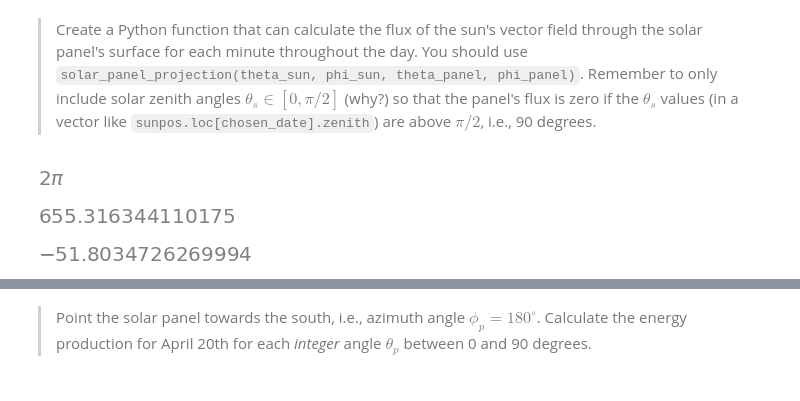
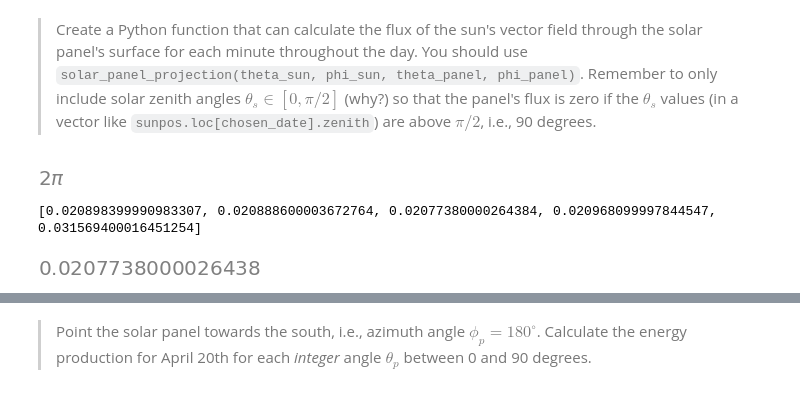
Before and after one commit to Romultra/Ultra-solar-panels, a Jupyter notebook: Questions.ipynb, the cells around one changed output, grey strips where cells are left out. Saved outputs shown, nothing was run; the diff lists cells and outputs as text; code cells hidden in the pictures.

Commit message:
Flux function optimised and run 400x faster

```diff
--- a/Questions.ipynb
+++ b/Questions.ipynb
@@ -194,6 +194,8 @@ def panel_normal(azimuth,alpha):
     return(vector / np.linalg.norm(vector))
 # %%
 def panel_normal_np(azimuth,alpha):
+    azimuth = np.deg2rad(azimuth)
+    alpha = np.deg2rad(alpha)
     vector = np.array([np.cos(azimuth), np.sin(azimuth), np.tan(alpha)])
     return(vector / np.linalg.norm(vector))
 # %% [markdown]
@@ -315,65 +317,55 @@ deg_to_rad(360)
 # %% [output]
 [figure]
 # %%
-def fluxfunct(azimuth_p,alpha_p,A0,L,B):
-    Energy = 0
+#   *****    New and optimised code    ******
 
-    # Creates the normal vector of the panel with the provided angles converted to radians
-    Panel = panel_normal(deg_to_rad(azimuth_p), deg_to_rad(alpha_p))
-    Sunvis = False
+def flux_function(azimuth_panel, alpha_panel, A0, L, B, sunpos):
+    energy = 0
 
-    #alph = np.deg2rad(sunpos.apparent_elevation)
-    #azimuth = np.deg2rad(sunpos.azimuth)
+    # Creates the normal vector of the panel with the provided angles
+    panel = panel_normal_np(azimuth_panel, alpha_panel)
 
-    alph = sunpos.apparent_elevation
-    azimuth = sunpos.azimuth
+    sunpos = sunpos[sunpos['apparent_elevation'] > 0]
 
-    #print(len(alph)-1)
+    alpha = np.deg2rad(sunpos.apparent_elevation)
+    azimuth = np.deg2rad(sunpos.azimuth)
 
-    for i in range(len(alph)-1):
+    cos_azimuth = np.cos(azimuth)
+    sin_azitmuth = np.sin(azimuth)
+    tan_alpha = np.tan(alpha)
 
-        if alph.iloc[i] < 0 and alph.iloc[i+1] >= 0:
-            Sunvis = True
+    solar_flux_array = np.array([cos_azimuth, sin_azitmuth, tan_alpha])
 
-        if alph.iloc[i] >0 and alph.iloc[i+1] <= 0:
-            Sunvis = False
+    for i in range(len(alpha)):
+        solar_flux = solar_flux_array[:, i]*1100 / np.linalg.norm(solar_flux_array[:, i])
+        energy += max(0, np.dot(panel, solar_flux))*A0*L*B
 
-        if Sunvis == True:
-            solar_flux = Matrix([cos(azimuth.iloc[i]),sin(azimuth.iloc[i]),tan(alph.iloc[i])]).normalized()*1100
-
-            Energy += max(0,Panel.dot(solar_flux))*A0*L*B
-
-
-    return Energy.evalf()
+    return energy
 
 
 timezone = "Europe/Copenhagen"
 start_date = "2024-01-01"
 end_date = "2024-12-31"
 delta_time = "H"  # "Min", "H",
 
 # Definition of Location object. Coordinates and elevation of Amager, Copenhagen (Denmark)
 site = Location(
     55.785469, 12.519103, timezone, 21, "DTU (DK)"
 )  # latitude, longitude, time_zone, altitude, name
 
 # Definition of a time range of simulation
 times = pd.date_range(
     start_date + " 00:00:00", end_date + " 23:59:00", freq=delta_time, tz=timezone
 )
-#print(times)
 
 sunpos = site.get_solarposition(times)
-fluxfunct(180,45,0.5,1,1)/1000
+flux_function(180, 45, 0.5, 1, 1, sunpos)/1000
 
-t = timeit.Timer('fluxfunct(180,45,0.5,1,1)/1000', globals=globals())
+# Benchmark the code et return the the time it takes to execute the code
+t = timeit.Timer('flux_function(180,45,0.5,1,1,sunpos)/1000', globals=globals())
 repeat = t.repeat(number=1)
 print(repeat)
 min(repeat)
 # %% [output]
+[0.020898399990983307, 0.020888600003672764, 0.02077380000264384, 0.020968099997844547, 0.031569400016451254]
-[figure, old version]
+[figure, new version]
-# %%
-display(list(filter(lambda x: x>0, sunpos.apparent_elevation)))
-len(sunpos.apparent_elevation)
-# %% [output]
-[figure, removed]
```
Also changed, not shown: parts of 3 cells of this notebook.
